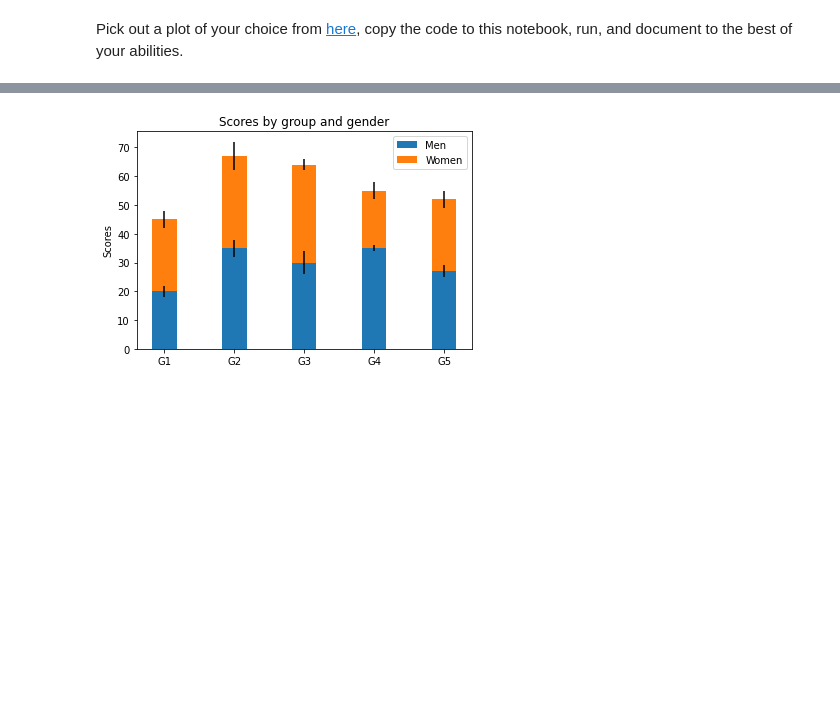
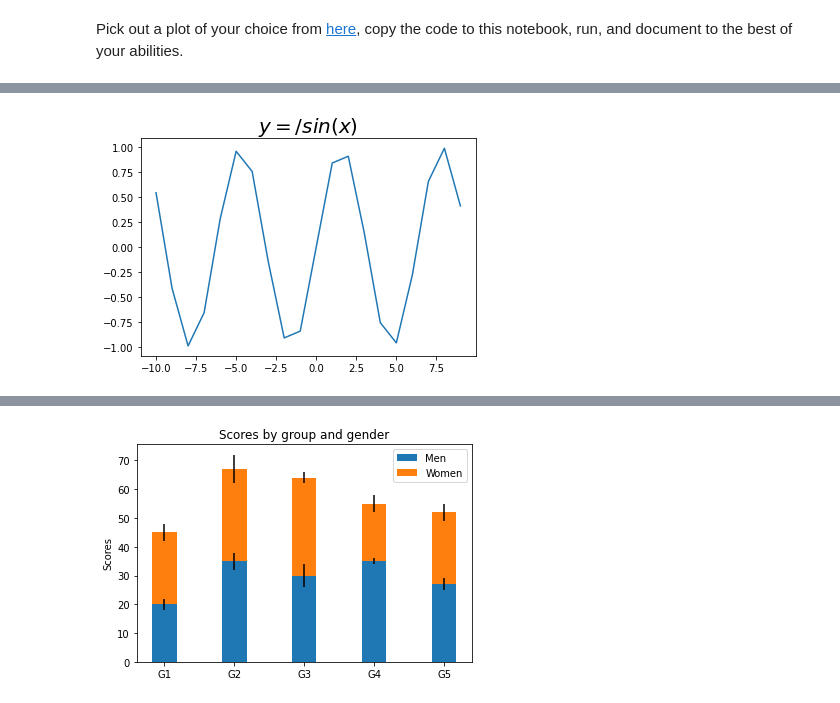
Before and after one commit to MarvinCharles/Data-Science, a Jupyter notebook: Marvin_Charles_Lab_1_.ipynb, the cells around one changed output, grey strips where cells are left out. Saved outputs shown, nothing was run; the diff lists cells and outputs as text; code cells hidden in the pictures; blank space fills up the shorter version.

```diff
--- a/Marvin_Charles_Lab_1_.ipynb
+++ b/Marvin_Charles_Lab_1_.ipynb
@@ -204,0 +216,12 @@ plt.plot(x,y)
+# %%
+import numpy as np
+import matplotlib.pyplot as plt
+x = np.arange(-10, 10)
+y = np.sin(x)
+
+plt.plot(x, y)
+plt.title(r'$y = /sin(x)$', fontsize=20)
+
+plt.show()
+# %% [output]
+[figure, added]
```
Also changed, not shown: parts of 9 cells of this notebook.
